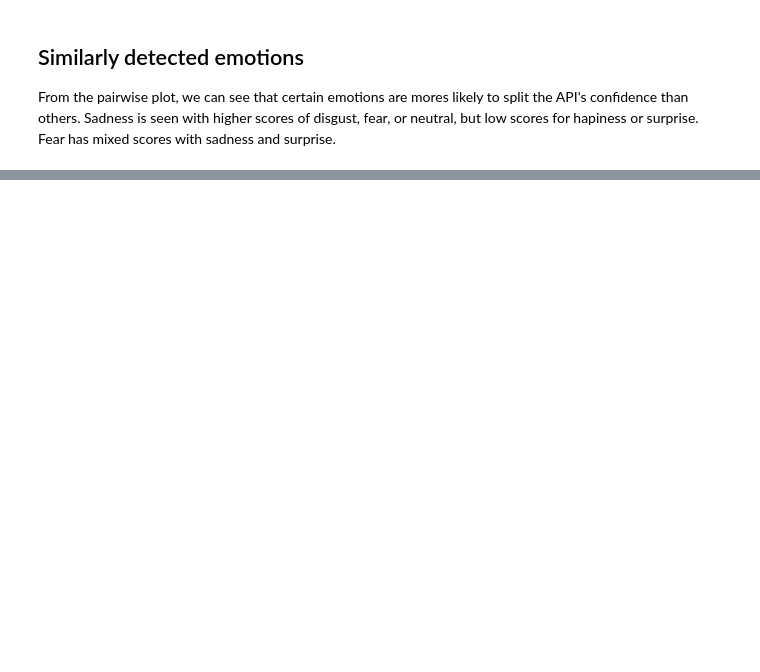
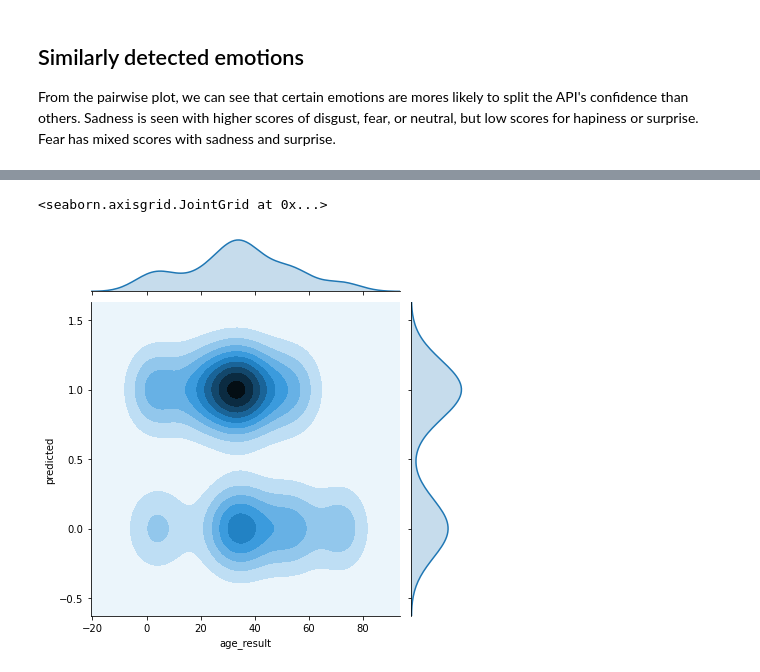
Before and after one commit to nagemnat/cs_face, a Jupyter notebook: emotions.ipynb, the cells around one changed output, grey strips where cells are left out. Saved outputs shown, nothing was run; the diff lists cells and outputs as text; code cells hidden in the pictures; blank space fills up the shorter version.

```diff
--- a/emotions.ipynb
+++ b/emotions.ipynb
@@ -641,0 +658,5 @@ AttributeError: 'Line2D' object has no property 'kind'
+# %%
+sns.jointplot(x='age_result', y='predicted', data=new_df, kind='kde')
+# %% [output]
+<seaborn.axisgrid.JointGrid at 0x...>
+[figure, added]
```
Also changed, not shown: parts of 5 cells of this notebook.
